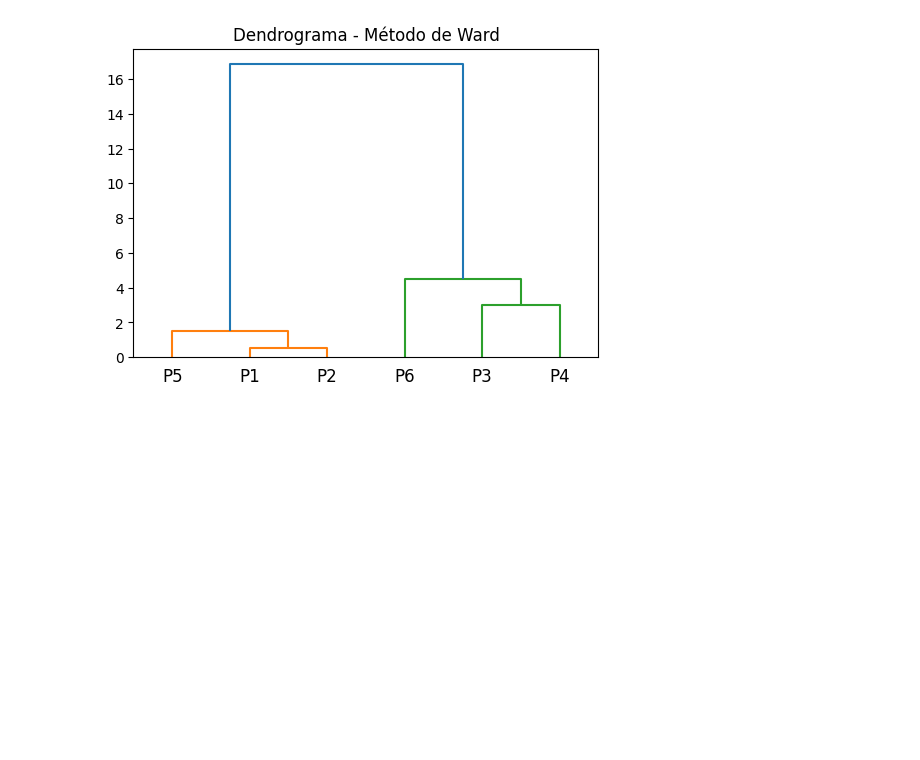
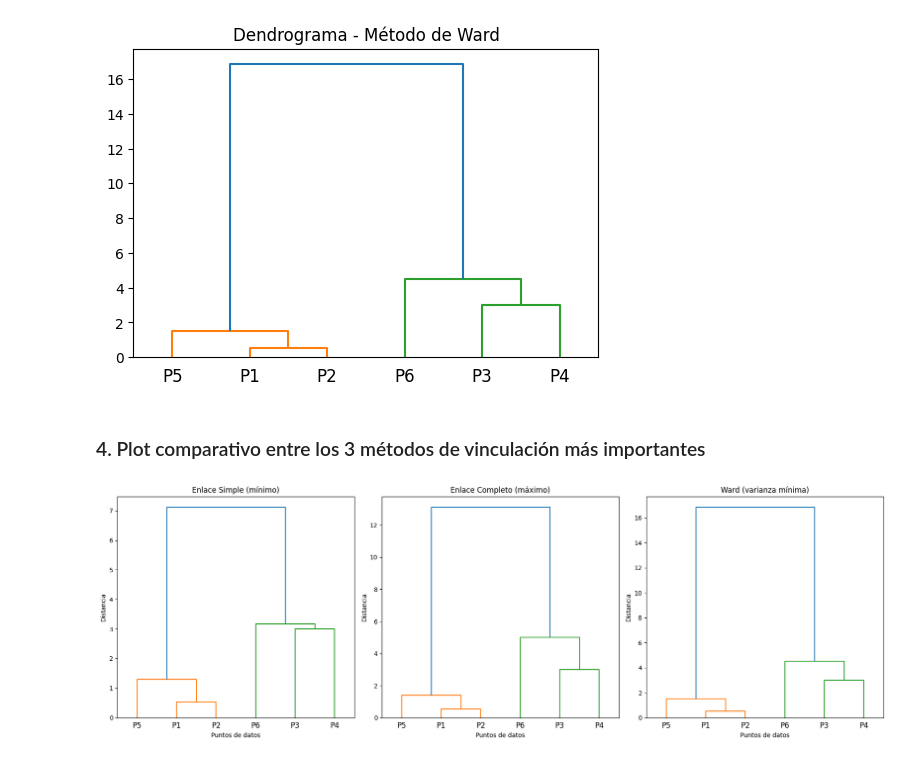
Before and after one commit to AndreSosa21/clustering-jerarquico, a Jupyter notebook: clustering.ipynb, the cells around one changed output. Cells and saved outputs as stored; diff of their text form; code cells hidden in the pictures; blank space fills up the shorter version.

```diff
--- a/clustering.ipynb
+++ b/clustering.ipynb
@@ -274,3 +274,36 @@ plt.title("Dendrograma - Método de Ward")
 plt.show()
 # %% [output]
 [figure]
+# %% [markdown]
+### 4. Plot comparativo entre los 3 métodos de vinculación más importantes
+# %%
+import matplotlib.pyplot as plt
+from scipy.cluster.hierarchy import linkage, dendrogram
+import numpy as np
+
+# Datos de ejemplo
+X = np.array([[1, 2],
+              [1.5, 1.8],
+              [5, 8],
+              [8, 8],
+              [1, 0.6],
+              [9, 11]])
+
+# Métodos de vinculación
+methods = ["single", "complete", "ward"]
+titles = ["Enlace Simple (mínimo)", "Enlace Completo (máximo)", "Ward (varianza mínima)"]
+
+# Crear figura con subplots
+fig, axes = plt.subplots(1, 3, figsize=(18, 6))
+
+for ax, method, title in zip(axes, methods, titles):
+    Z = linkage(X, method=method)
+    dendrogram(Z, labels=[f"P{i}" for i in range(1, len(X)+1)], ax=ax)
+    ax.set_title(title)
+    ax.set_xlabel("Puntos de datos")
+    ax.set_ylabel("Distancia")
+
+plt.tight_layout()
+plt.show()
+# %% [output]
+[figure, added]
```
